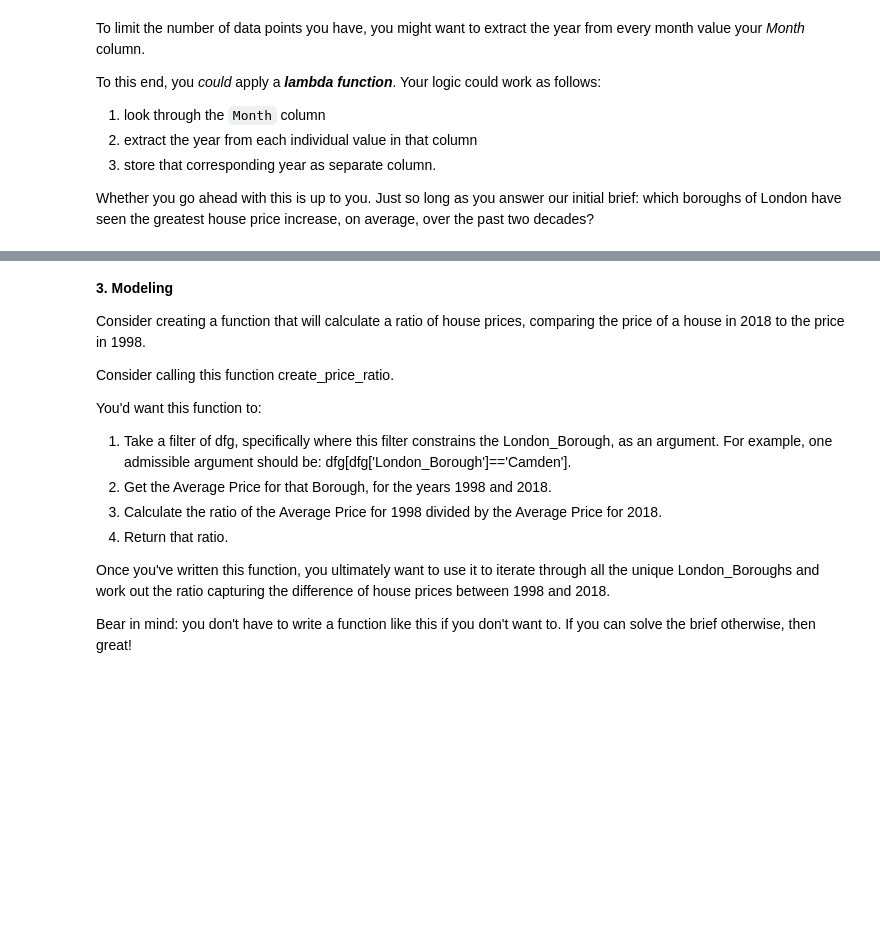
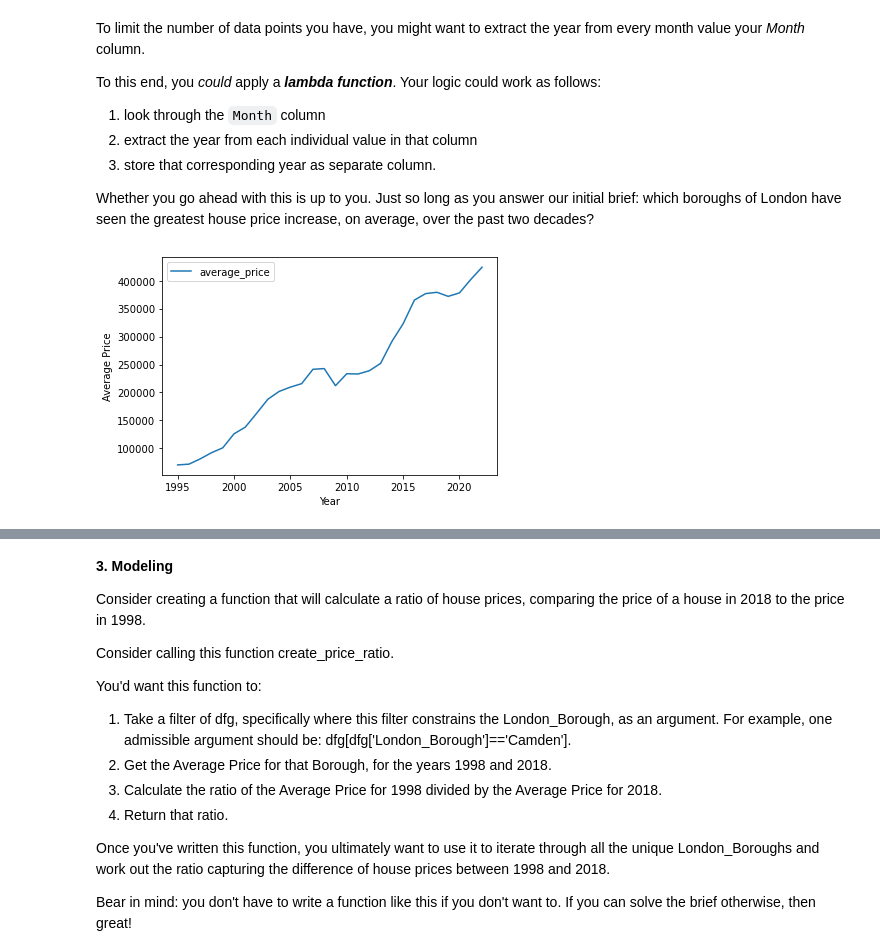
Before and after one commit to markalan020/Springboard, a Jupyter notebook: Case Study London/Unit 4 Challenge - Tier 3.ipynb, the cells around one changed output, grey strips where cells are left out. Saved outputs shown, nothing was run; the diff lists cells and outputs as text; code cells hidden in the pictures; blank space fills up the shorter version.

```diff
--- a/Case Study London/Unit 4 Challenge - Tier 3.ipynb
+++ b/Case Study London/Unit 4 Challenge - Tier 3.ipynb
@@ -206,3 +225,14 @@ To this end, you *could* apply a ***lambda function***. Your logic could work as
 3. store that corresponding year as separate column.
 
 Whether you go ahead with this is up to you. Just so long as you answer our initial brief: which boroughs of London have seen the greatest house price increase, on average, over the past two decades?
+# %%
+dfg = properties.copy()
+dfg['year']=dfg.month.dt.year
+dfg = dfg.groupby(by=['borough_name', 'year']).mean()
+dfg = dfg.reset_index()
+dfg[dfg.borough_name=='Sutton'].plot.line(x='year',y='average_price')
+plt.xlabel('Year')
+plt.ylabel('Average Price')
+plt.show()
+# %% [output]
+[figure, added]
```
Also changed, not shown: parts of 11 cells of this notebook.
